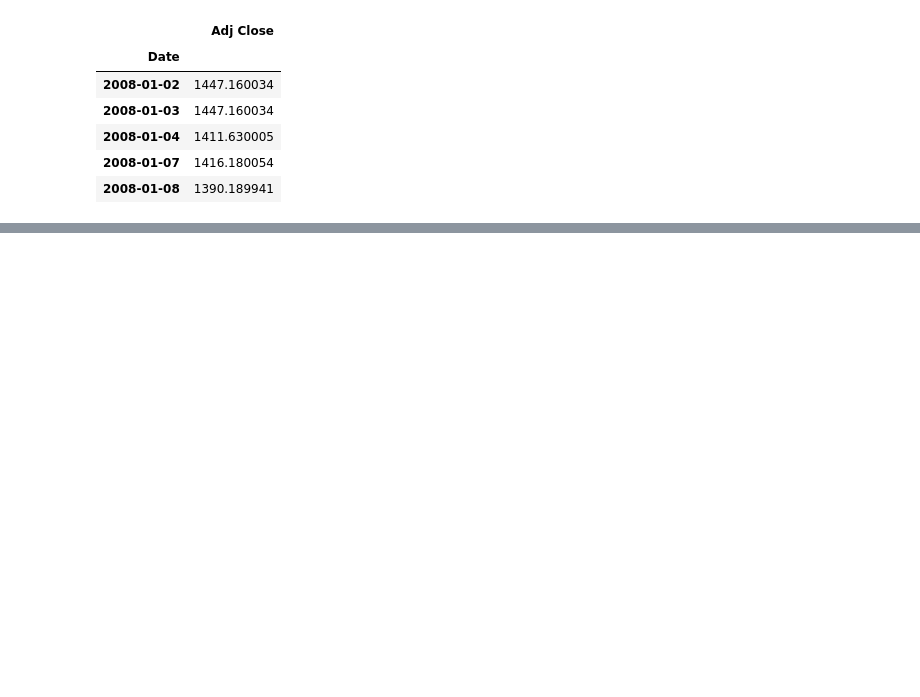
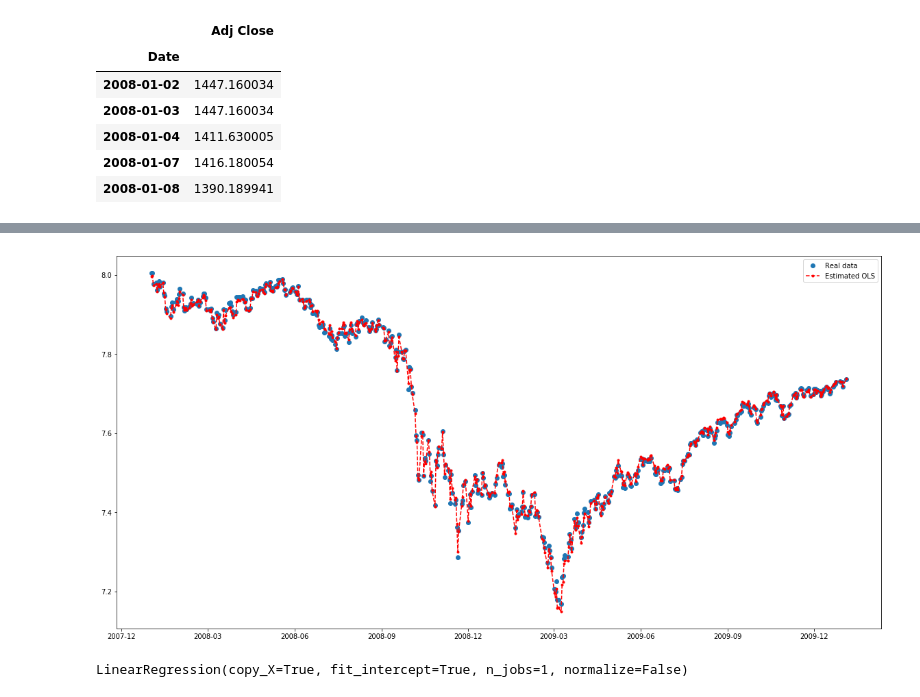
Before and after one commit to IceCreammm/MRP, a Jupyter notebook: MRP_Production.ipynb, the cells around one changed output, grey strips where cells are left out. Saved outputs shown, nothing was run; the diff lists cells and outputs as text; code cells hidden in the pictures; blank space fills up the shorter version.

Commit message:
compare out of sample
test OLS out of sample

```diff
--- a/MRP_Production.ipynb
+++ b/MRP_Production.ipynb
@@ -306,2 +350,7 @@ pdr.get_data_yahoo('XLF').head()
+# %%
+X_log = X.apply(np.log)
+
+
+X_log.drop(['FTXO','PNQI', 'JHMC','PSCH','PSCI','PSCC','PSCM','XTL','REM'], axis=1, inplace=True)
 # %%
 X_log.head()
@@ -321,0 +414,11 @@ ADF(sm_ols_results.resid.values.flatten())
+# %%
+X_test1 = X_log[['XLK','XLF','XLY','XLV','XLI','XLE','XLU']][:'2010-01-04']
+GSPC_log_test1 = GSPC_log[:'2010-01-04']*1.1
+# %%
+X_test1_constant = sm.add_constant(X_test1)
+
+sm_ols_results_test1 = sm.OLS(GSPC_log_test1, X_test1_constant).fit()
+
+print(sm_ols_results_test1.params)
+
+print(sm_ols_results_test1.summary())
@@ -321,0 +454,15 @@ ADF(sm_ols_results.resid.values.flatten())
+# %%
+y_fitted = sm_ols_results_test1.fittedvalues
+# %%
+plt.figure(figsize=(20,10))
+plt.plot(X_test1_constant.index,GSPC_log_test1, 'o', label='Real data' )
+plt.plot(X_test1_constant.index, y_fitted, 'r--.',label='Estimated OLS')
+plt.legend(loc='upper right')
+plt.show()
+# %% [output]
+[figure, added]
+# %%
+LR_test1 = LinearRegression()
+LR_test1.fit(X_test1,GSPC_log_test1)
+# %% [output]
+LinearRegression(copy_X=True, fit_intercept=True, n_jobs=1, normalize=False)
```
Also changed, not shown: parts of 15 cells of this notebook.
